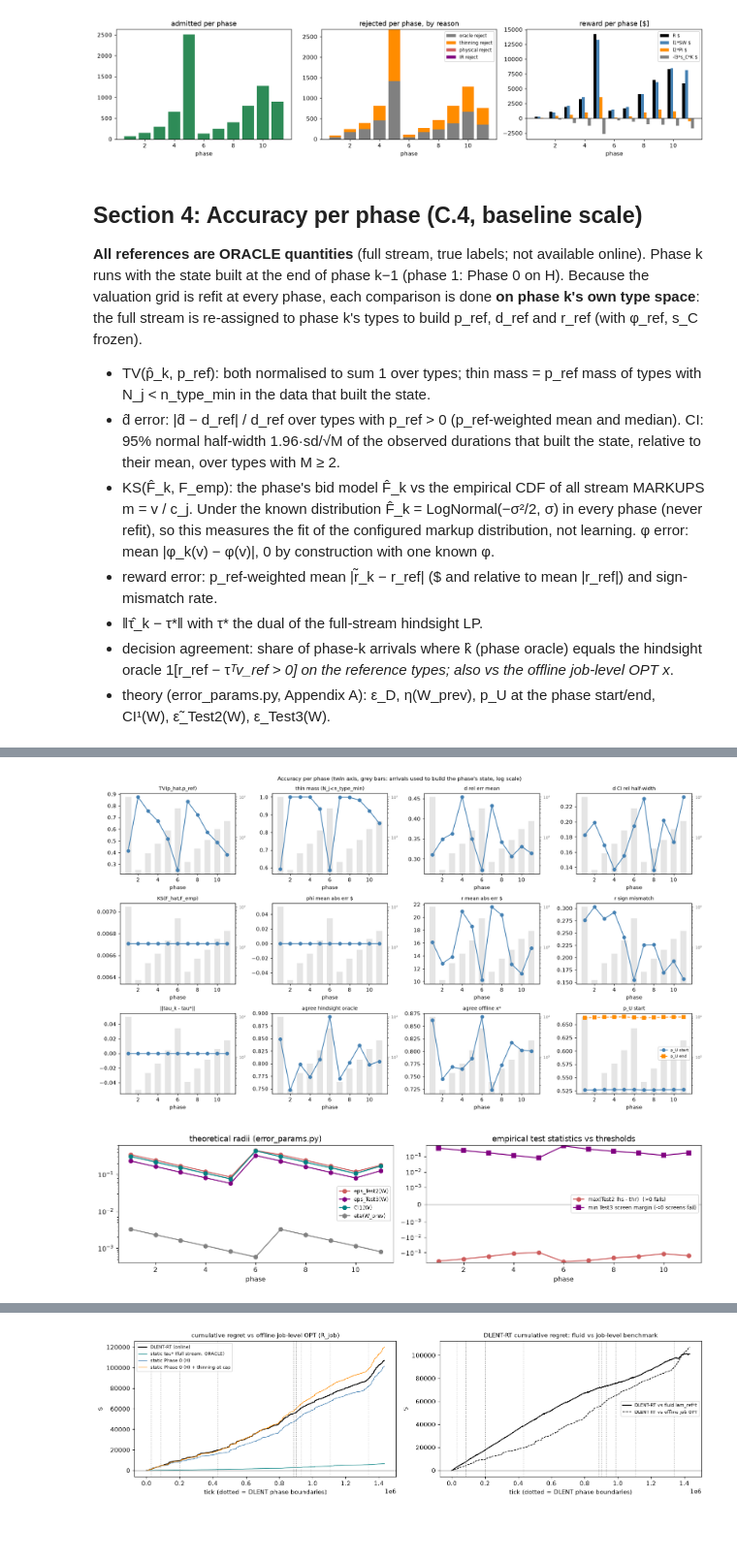
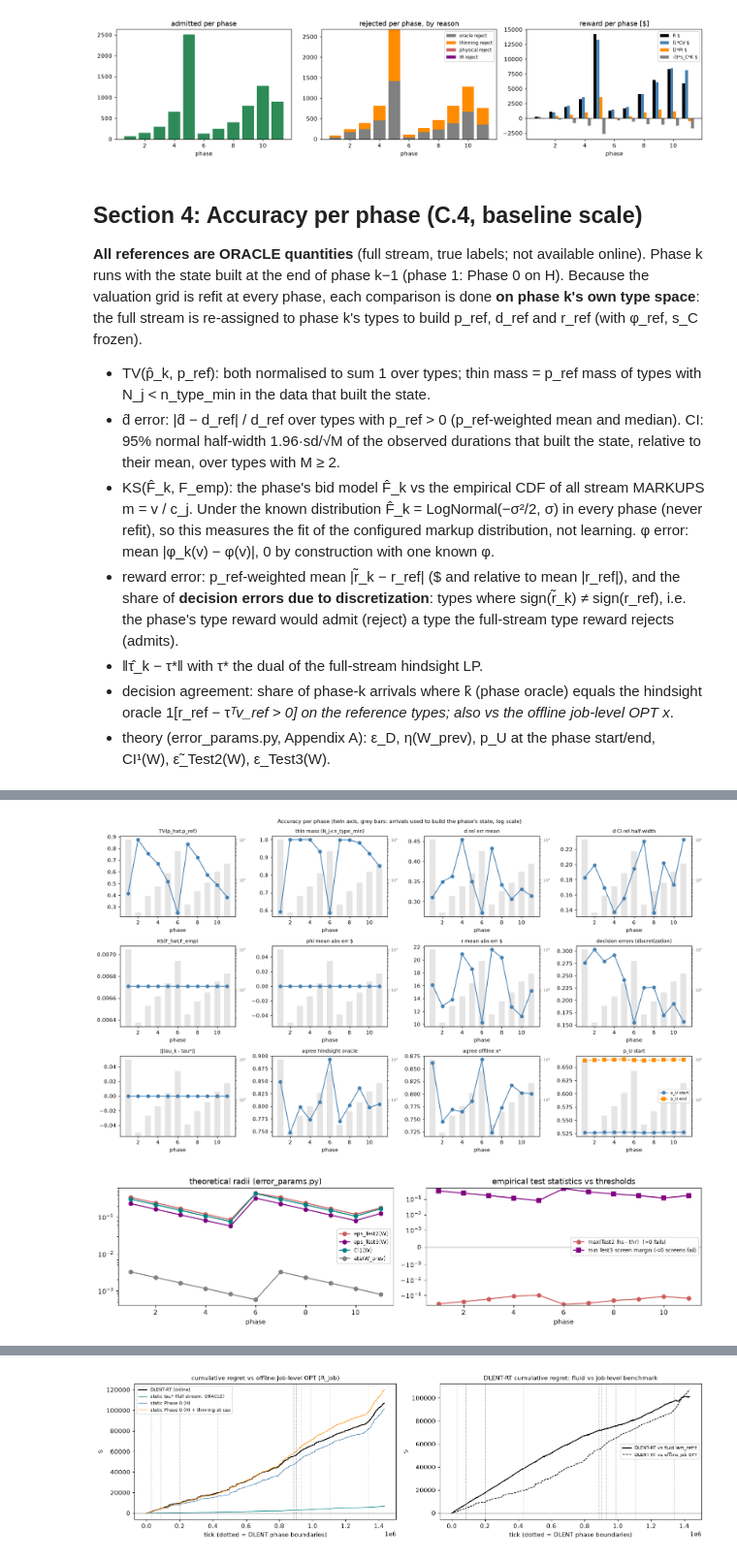
Before and after one commit to dangolofrancesco/dlent_rt, a Jupyter notebook: notebooks/03_main_algorithm_analysis.ipynb, the cells around one changed output, grey strips where cells are left out. Shown at 97% size. Drawn from its saved outputs; the diff is of its cells as text; code cells hidden in the pictures; blank space fills up the shorter version.

```diff
--- a/notebooks/03_main_algorithm_analysis.ipynb
+++ b/notebooks/03_main_algorithm_analysis.ipynb
@@ -452,10 +405,10 @@ for m, st in enumerate(M0.states, start=1):
     pp = st.p > 0
     neg_rows.append({"level": "type", "scope": f"phase {m} state", "n": int(pp.sum()),
                      "R<0 %": 100 * np.average(st.r_tilde[pp] < 0, weights=st.p[pp]),
-                     "R<0 no carbon %": 100 * np.average(st.r_rev[pp] < 0, weights=st.p[pp])})
+                     "R<0 no carbon %": 100 * np.average(st.r_nocarbon[pp] < 0, weights=st.p[pp])})
 neg_rows.append({"level": "type", "scope": "reference (full stream)", "n": int(pop.sum()),
                  "R<0 %": 100 * np.average(st_ref0.r_tilde[pop] < 0, weights=wt),
-                 "R<0 no carbon %": 100 * np.average(st_ref0.r_rev[pop] < 0, weights=wt)})
+                 "R<0 no carbon %": 100 * np.average(st_ref0.r_nocarbon[pop] < 0, weights=wt)})
 display(pd.DataFrame(neg_rows).set_index(["level", "scope"]).style.format(precision=2))
 
 neg = A0[A0["R_job"] < 0]
@@ -472,6 +425,10 @@ if len(na):
     print(f"  share with phi_mech < 0                      : {100 * (na['phi_mech'] < 0).mean():.1f}%")
     print(f"  share with R_job >= 0 without carbon (carbon flips the sign): "
           f"{100 * (na['R_nocarb'] >= 0).mean():.1f}%")
+    # job table: the job reward next to the TYPE-level expected reward r~ the oracle used
+    JOB_COLS = ["i", "m", "type", "q", "v", "CV", "PI", "Cusd", "R_job", "r_tilde", "shadow_cost", "score", "decision"]
+    print("admitted jobs with the most negative R_job (r_tilde = type-level expected reward the oracle saw):")
+    display(na.sort_values("R_job")[JOB_COLS].head(15).style.format(precision=3))
 # %% [output]
 |  |  | n | R<0 % | R<0 no carbon % |
 | level | scope |  |  |  |
@@ -585,7 +559,7 @@ def phase_table(run):
             "rej thinning": int((g["decision"] == "thinning reject").sum()),
             "rej physical": int((g["decision"] == "physical reject").sum()),
             "adm rate %": 100 * len(adm) / max(len(g), 1),
-            "R $": adm["R"].sum(), "l1*SW $": L1 * adm["SW"].sum(), "l2*Pi $": L2 * adm["PI"].sum(),
+            "R $": adm["R"].sum(), "l1*CV $": L1 * adm["CV"].sum(), "l2*Pi $": L2 * adm["PI"].sum(),
             "-l3*s_C*K $": -L3 * adm["Cusd"].sum(),
             "adm R<0": int((adm["R"] < 0).sum()), "adm R<0 %": 100 * (adm["R"] < 0).mean() if len(adm) else 0.0,
             "occ cpu mean %": 100 * mean[0] / c[0], "occ ram mean %": 100 * mean[1] / c[1],
@@ -657,7 +631,7 @@ for col, d in (("rej oracle", "oracle reject"), ("rej thinning", "thinning rejec
     bottom += body[col].to_numpy(float)
 ax[1].legend(fontsize=8); ax[1].set_title("rejected per phase, by reason"); ax[1].set_xlabel("phase")
 wb = 0.2
-for k, (col, cc) in enumerate((("R $", "k"), ("l1*SW $", C_SW), ("l2*Pi $", C_PI), ("-l3*s_C*K $", C_C))):
+for k, (col, cc) in enumerate((("R $", "k"), ("l1*CV $", C_CV), ("l2*Pi $", C_PI), ("-l3*s_C*K $", C_C))):
     ax[2].bar(idx + (k - 1.5) * wb, body[col], width=wb, color=cc, label=col)
 ax[2].axhline(0, color="k", lw=0.7); ax[2].legend(fontsize=8); ax[2].set_title("reward per phase [$]")
 ax[2].set_xlabel("phase")
@@ -679,7 +653,9 @@ build p_ref, d_ref and r_ref (with φ_ref, s_C frozen).
 * KS(F̂_k, F_emp): the phase's bid model F̂_k vs the empirical CDF of all stream MARKUPS m = v / c_j. Under the known
   distribution F̂_k = LogNormal(−σ²/2, σ) in every phase (never refit), so this measures the fit of the configured
   markup distribution, not learning. φ error: mean |φ_k(v) − φ(v)|, 0 by construction with one known φ.
-* reward error: p_ref-weighted mean |r̃_k − r_ref| ($ and relative to mean |r_ref|) and sign-mismatch rate.
+* reward error: p_ref-weighted mean |r̃_k − r_ref| ($ and relative to mean |r_ref|), and the share of
+  **decision errors due to discretization**: types where sign(r̃_k) ≠ sign(r_ref), i.e. the phase's type reward
+  would admit (reject) a type the full-stream type reward rejects (admits).
 * ‖τ̂_k − τ*‖ with τ* the dual of the full-stream hindsight LP.
 * decision agreement: share of phase-k arrivals where k̂ (phase oracle) equals the hindsight oracle
   1[r_ref − τ*ᵀv_ref > 0] on the reference types; also vs the offline job-level OPT x*.
@@ -729,9 +705,8 @@ def accuracy_table(run):
         ks = max(np.abs(F_hat - e_hi).max(), np.abs(F_hat - e_lo).max())
         phi_k = np.asarray(st.myerson.phi_job(S.v, S.cost_base))
         _, prio, A_t = type_arrays(st.type_space, st.grid)
-        r_ref, *_ = scalarized_reward(prio, mean_by(S.v), mean_by(phi_ref), mean_by(S.C_elec), mean_by(S.C_carbon),
-                                      p_ref, A_t * d_ref[:, None], ds, BASE, common_scale=model.s_norm,
-                                      carbon_price=model.state0.carbon_price)
+        r_ref, *_ = type_reward(prio, mean_by(S.v), mean_by(phi_ref), mean_by(S.C_elec), mean_by(S.C_carbon),
+                                p_ref, BASE, s_C=model.state0.carbon_price)
         w = p_ref[mk]
         r_err = np.average(np.abs(st.r_tilde[mk] - r_ref[mk]), weights=w)
         g = a[a["m"] == k]
@@ -749,7 +724,7 @@ def accuracy_table(run):
             "phi rel err": np.mean(np.abs(phi_k - phi_ref)) / np.mean(np.abs(phi_ref)),
             "r mean abs err $": r_err,
             "r rel err": r_err / np.average(np.abs(r_ref[mk]), weights=w),
-            "r sign mismatch": np.average(np.sign(st.r_tilde[mk]) != np.sign(r_ref[mk]), weights=w),
+            "decision errors (discretization)": np.average(np.sign(st.r_tilde[mk]) != np.sign(r_ref[mk]), weights=w),
             "||tau_k - tau*||": float(np.linalg.norm(st.tau - st_ref.tau)),
             "agree hindsight oracle": (g["k_hat"] == g["k_hat_ref"]).mean(),
             "agree offline x*": (g["k_hat"].to_numpy() == run["opt"]["x"][g["i"].to_numpy()]).mean(),
@@ -784,36 +759,36 @@ display(ACC0.T.style.format(precision=4))
 | min Test3 screen margin | 0.3383 | 0.2388 | 0.1677 | 0.1148 | 0.0803 | 0.4765 | 0.2916 | 0.2112 | 0.1657 | 0.1161 | 0.1691 |
 # %%
 METRICS = ["TV(p_hat,p_ref)", "thin mass (N_j<n_type_min)", "d rel err mean", "d CI rel half-width",
-           "KS(F_hat,F_emp)", "phi mean abs err $", "r mean abs err $", "r sign mismatch",
+           "KS(F_hat,F_emp)", "phi mean abs err $", "r mean abs err $", "decision errors (discretization)",
            "||tau_k - tau*||", "agree hindsight oracle", "agree offline x*", "p_U start"]
 fig, axes = plt.subplots(3, 4, figsize=(16, 9))
 for ax, met in zip(axes.ravel(), METRICS):
     ax.plot(ACC0.index, ACC0[met], "o-", color="steelblue", label=met)
     ax.set_title(met, fontsize=9); ax.set_xlabel("phase")
     tw = ax.twinx()
     tw.bar(ACC0.index, ACC0["n used (arrivals)"], color="gray", alpha=0.2, width=0.6)
     tw.set_yscale("log"); tw.tick_params(labelsize=7, colors="gray")
     if met == "p_U start":
         ax.plot(ACC0.index, ACC0["p_U end"], "s--", color="darkorange", label="p_U end")
         ax.legend(fontsize=7)
     ax.set_zorder(tw.get_zorder() + 1); ax.patch.set_visible(False)
 fig.suptitle("Accuracy per phase (twin axis, grey bars: arrivals used to build the phase's state, log scale)",
              fontsize=10)
 plt.tight_layout(); plt.show()
 
 fig, ax = plt.subplots(1, 2, figsize=(13, 3.4))
 for col, cc in (("eps_Test2(W)", "indianred"), ("eps_Test3(W)", "purple"), ("CI1(W)", "teal"),
                 ("eta(W_prev)", "gray")):
     ax[0].plot(ACC0.index, ACC0[col], "o-", color=cc, label=col)
 ax[0].set_yscale("log"); ax[0].legend(fontsize=8); ax[0].set_title("theoretical radii (error_params.py)")
 ax[0].set_xlabel("phase")
 ax[1].plot(ACC0.index, ACC0["max(Test2 lhs - thr)"], "o-", color="indianred", label="max(Test2 lhs - thr)  (>0 fails)")
 ax[1].plot(ACC0.index, ACC0["min Test3 screen margin"], "s-", color="purple", label="min Test3 screen margin (<0 screens fail)")
 ax[1].axhline(0, color="k", lw=0.8); ax[1].set_yscale("symlog", linthresh=1e-3); ax[1].legend(fontsize=8)
 ax[1].set_title("empirical test statistics vs thresholds"); ax[1].set_xlabel("phase")
 plt.tight_layout(); plt.show()
 # %% [output]
-[figure, old version]
+[figure, new version]
 [figure]
 # %%
 def verdict(df, cols, lower_is_better=True):
```
Also changed, not shown: parts of 16 cells of this notebook, 1 other file.
